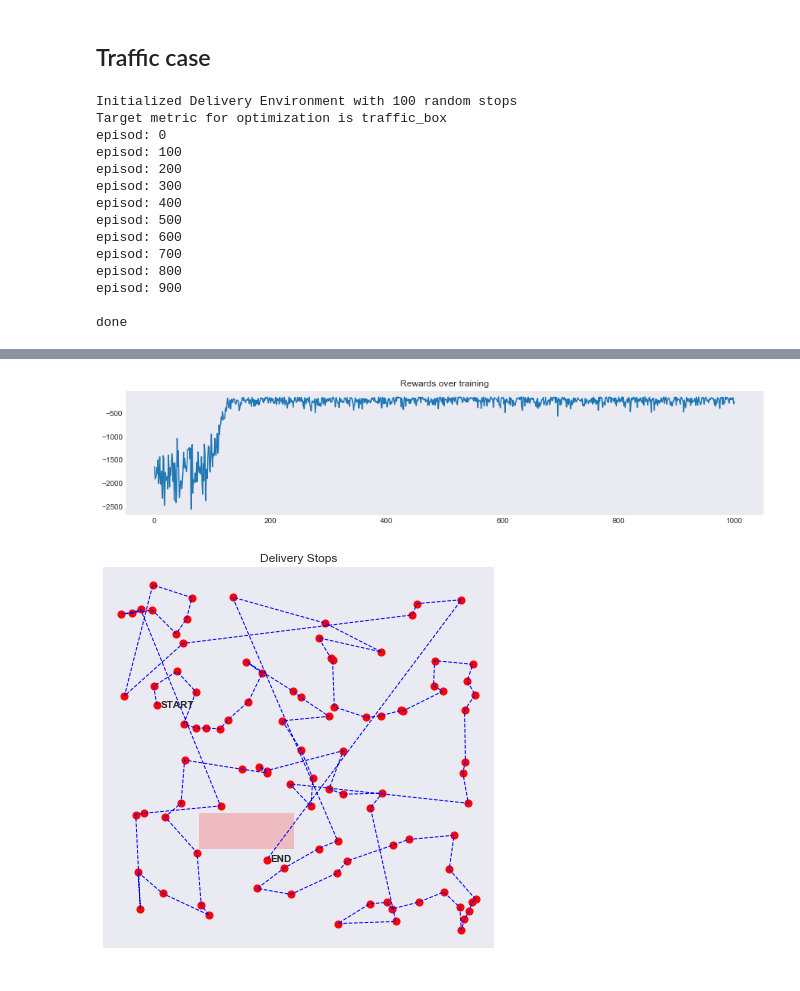
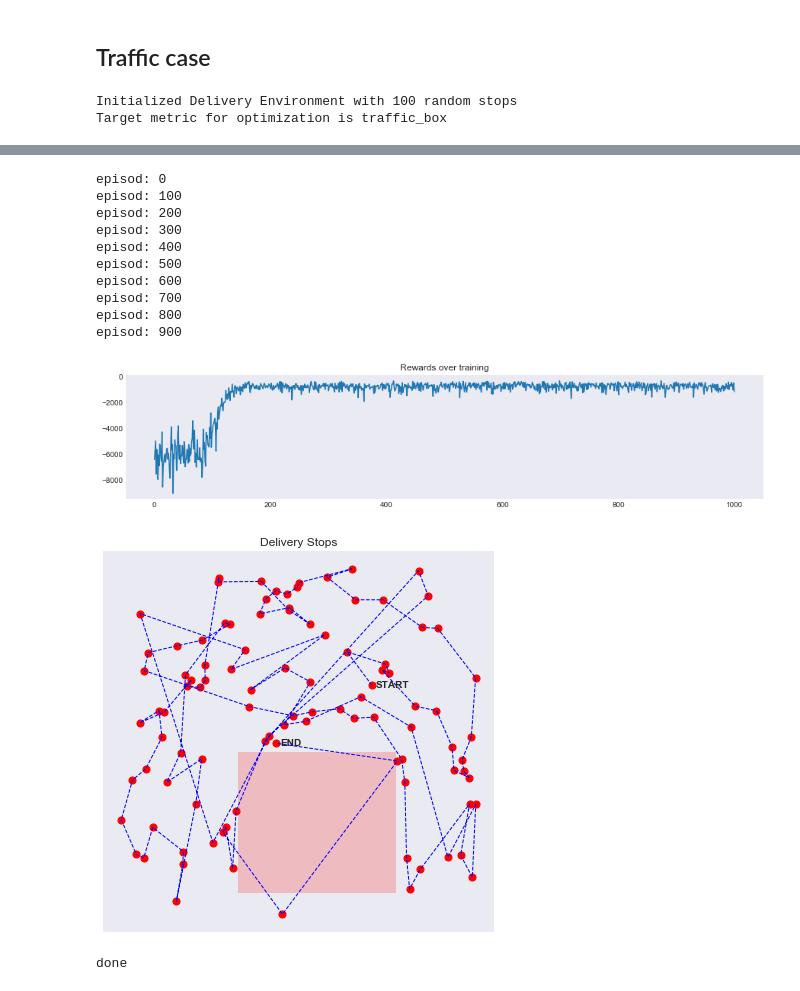
Before and after one commit to p-neq-np/reinforcement-learning, a Jupyter notebook: Delivery_Optimization/Optimizing delivery with Reinforcement Learning.ipynb, the cells around one changed output, grey strips where cells are left out. Drawn from its saved outputs; the diff is of its cells as text; code cells hidden in the pictures.

Commit message:
simpler qagent

```diff
--- a/Delivery_Optimization/Optimizing delivery with Reinforcement Learning.ipynb
+++ b/Delivery_Optimization/Optimizing delivery with Reinforcement Learning.ipynb
@@ -65,25 +67,26 @@ done
 ## Traffic case
 # %%
 env = DeliveryEnvironment(n_stops = 100,method = "traffic_box",box_size = 0.6,traffic_intensity = 100)
-agent = DeliveryQAgent(env.observation_space,env.action_space)
-run_n_episodes(env,agent,"training_100_stops_traffic.gif")
+agent = QAgent(nA=env.action_space, nS=env.observation_space)
+
+run_n_episodes(env,agent,"training_100_stops_traffic1.gif")
 env.render()
+
 print('done')
 # %% [output]
 Initialized Delivery Environment with 100 random stops
 Target metric for optimization is traffic_box
-episod: 0
-episod: 100
-episod: 200
-episod: 300
-episod: 400
-episod: 500
-episod: 600
-episod: 700
-episod: 800
-episod: 900
-
-done
 [interactive output not drawn]
+episod: 0
+episod: 100
+episod: 200
+episod: 300
+episod: 400
+episod: 500
+episod: 600
+episod: 700
+episod: 800
+episod: 900
-[figure, old version]
+[figure, new version]
-[figure, old version]
+[figure, new version]
+done
```
Also changed, not shown: parts of 4 cells of this notebook, 10 other files.
